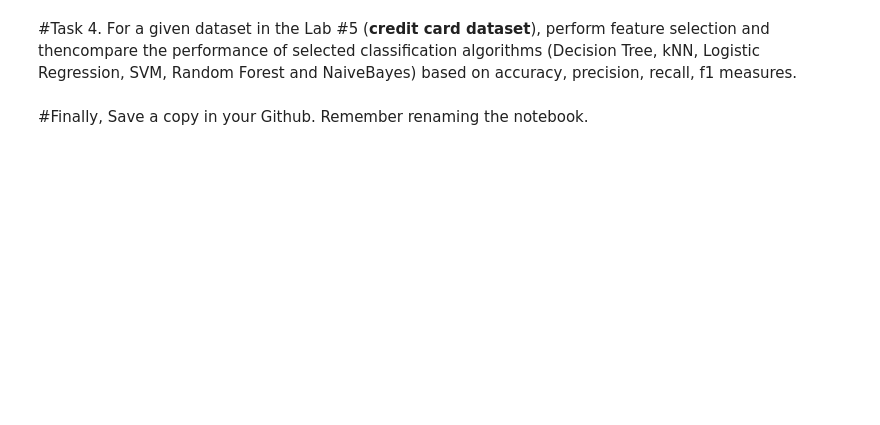
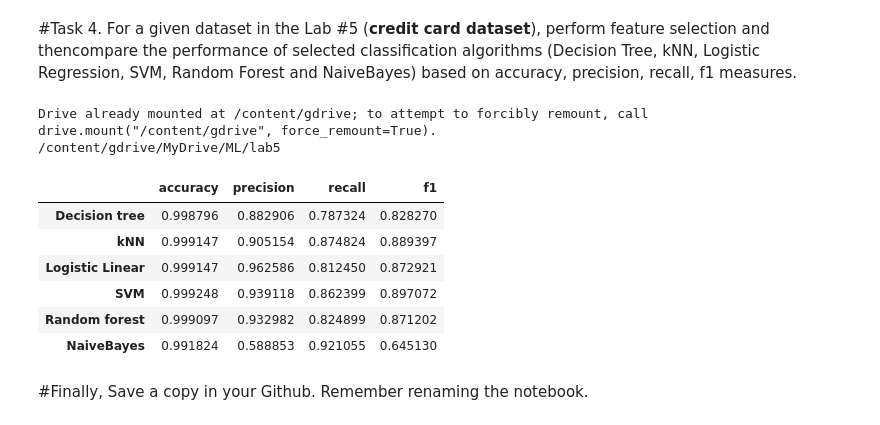
Before and after one commit to NguyenNgocBaoNgan/ML_20130331_NguyenNgocBaoNgan, a Jupyter notebook: Lab_6_20130331_NguyenNgocBaoNgan.ipynb, the cells around one changed output. Cells and saved outputs as stored; diff of their text form; code cells hidden in the pictures; blank space fills up the shorter version.

```diff
--- a/Lab_6_20130331_NguyenNgocBaoNgan.ipynb
+++ b/Lab_6_20130331_NguyenNgocBaoNgan.ipynb
@@ -154,0 +377,16 @@ For a given dataset in the Lab #5 (**credit card dataset**), perform feature sel
+# %%
+# code
+from google.colab import drive
+drive.mount('/content/gdrive')
+%cd '/content/gdrive/MyDrive/ML/lab5'
+
+df = pd.read_csv("creditcard.csv")
+# %% [output]
+Drive already mounted at /content/gdrive; to attempt to forcibly remount, call drive.mount("/content/gdrive", force_remount=True).
+/content/gdrive/MyDrive/ML/lab5
+# %%
+ X = df.drop('Class', axis=1)
+y = df['Class']
+
+X_new = SelectKBest(score_func=f_classif, k=10).fit_transform(X,y)
+X_train, X_test, y_train, y_test = train_test_split(X_new, y, test_size=0.07, random_state=0, train_size=0.04)
@@ -155,3 +453,21 @@ For a given dataset in the Lab #5 (**credit card dataset**), perform feature sel
+# %%
+data={'accuracy':[accuracy_dt,accuracy_knn,accuracy_lr,accuracy_svm,accuracy_rf,accuracy_bayes],
+      'precision':[precision_dt,precision_knn,precision_lr,precision_svm,precision_rf,precision_bayes],
+      'recall':[recall_dt,recall_knn,recall_lr,recall_svm,recall_rf,recall_bayes],
+      'f1':[f1_dt,f1_knn,f1_lr,f1_svm,f1_rf,f1_bayes]}
+
+row_labels = ['Decision tree', 'kNN','Logistic Linear', 'SVM','Random forest','NaiveBayes']
+
+dframe = pd.DataFrame(data=data,index = row_labels)
+dframe
+# %% [output]
+|  | accuracy | precision | recall | f1 |
+| Decision tree | 0.998796 | 0.882906 | 0.787324 | 0.828270 |
+| kNN | 0.999147 | 0.905154 | 0.874824 | 0.889397 |
+| Logistic Linear | 0.999147 | 0.962586 | 0.812450 | 0.872921 |
+| SVM | 0.999248 | 0.939118 | 0.862399 | 0.897072 |
+| Random forest | 0.999097 | 0.932982 | 0.824899 | 0.871202 |
+| NaiveBayes | 0.991824 | 0.588853 | 0.921055 | 0.645130 |
 # %% [markdown]
 #Finally,
 Save a copy in your Github. Remember renaming the notebook.
```
Also changed, not shown: parts of 20 cells of this notebook.
